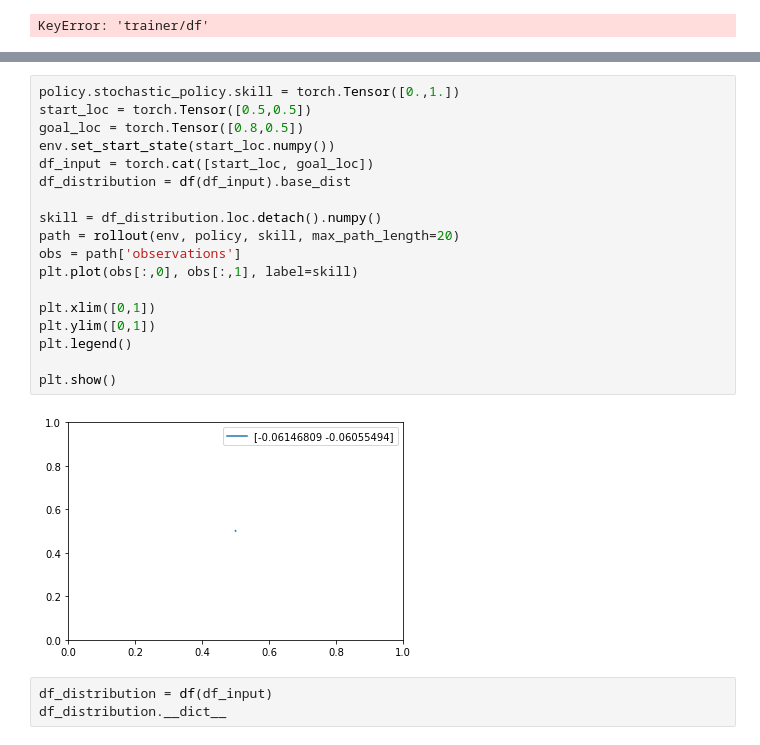
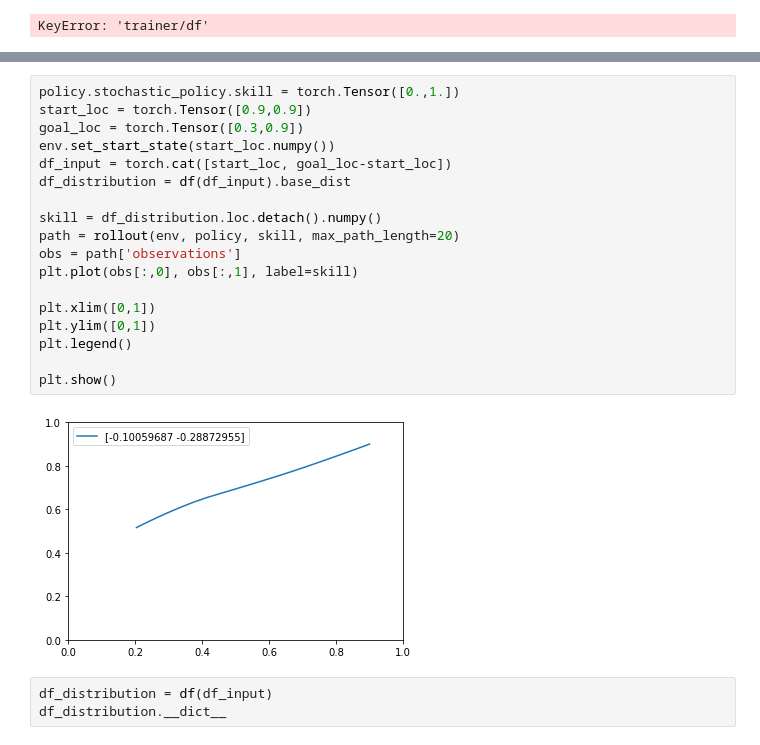
Before and after one commit to vincentlui/unsupervised-goal-conditioned-rl, a Jupyter notebook: Untitled.ipynb, the cells around one changed output, grey strips where cells are left out. Saved outputs shown, nothing was run; the diff lists cells and outputs as text.

```diff
--- a/Untitled.ipynb
+++ b/Untitled.ipynb
@@ -191,23 +187,23 @@ plt.show()
 # %%
 policy.stochastic_policy.skill = torch.Tensor([0.,1.])
-start_loc = torch.Tensor([0.5,0.5])
-goal_loc = torch.Tensor([0.8,0.5])
+start_loc = torch.Tensor([0.9,0.9])
+goal_loc = torch.Tensor([0.3,0.9])
 env.set_start_state(start_loc.numpy())
-df_input = torch.cat([start_loc, goal_loc])
+df_input = torch.cat([start_loc, goal_loc-start_loc])
 df_distribution = df(df_input).base_dist
 
 skill = df_distribution.loc.detach().numpy()
 path = rollout(env, policy, skill, max_path_length=20)
 obs = path['observations']
 plt.plot(obs[:,0], obs[:,1], label=skill)
 
 plt.xlim([0,1])
 plt.ylim([0,1])
 plt.legend()
 
 plt.show()
 # %% [output]
-[figure, old version]
+[figure, new version]
 # %%
 df_distribution = df(df_input)
 df_distribution.__dict__
```
Also changed, not shown: parts of 5 cells of this notebook, 13 other files.
